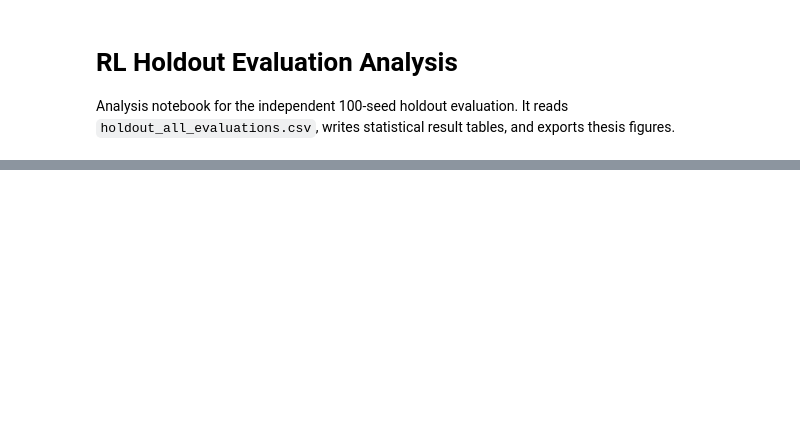
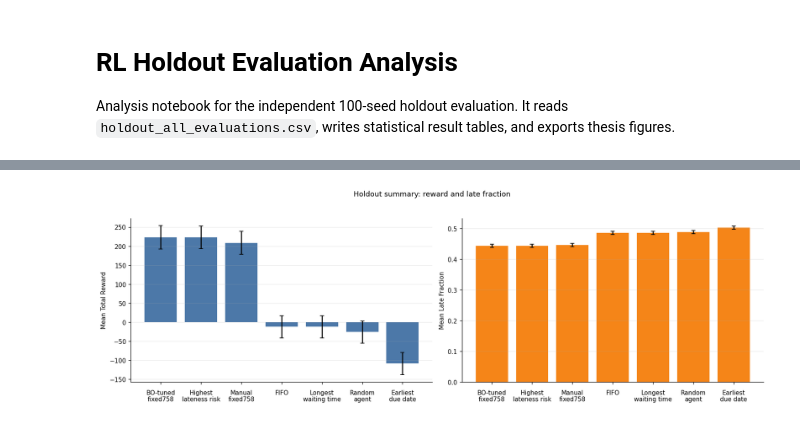
Before and after one commit to Dmfefnf/BA-Simulation-Optimization, a Jupyter notebook: RL/rl_holdout_evaluation_analysis.ipynb, the cells around one changed output, grey strips where cells are left out. Drawn from its saved outputs; the diff is of its cells as text; code cells hidden in the pictures; blank space fills up the shorter version.

```diff
--- a/RL/rl_holdout_evaluation_analysis.ipynb
+++ b/RL/rl_holdout_evaluation_analysis.ipynb
@@ -312,31 +399,36 @@ box_strip(
 # %%
 summary_policies = ordered_available(final_policy_order, sort_by_mean=True)
 if summary_policies:
     summary = df[df['policy_id'].isin(summary_policies)].groupby('policy_id').agg(
         reward_mean=('total_reward', 'mean'),
         reward_se=('total_reward', standard_error),
         late_mean=('late_order_fraction', 'mean'),
         late_se=('late_order_fraction', standard_error),
     ).loc[summary_policies]
 
-    fig, axes = plt.subplots(1, 2, figsize=(10.5, 4.2), sharex=False)
+    fig_width = max(11.5, 1.35 * len(summary_policies) + 4.5)
+    fig, axes = plt.subplots(1, 2, figsize=(fig_width, 5.0), sharex=False)
     x = np.arange(len(summary))
-    labels = [label_for(policy, width=16) for policy in summary.index]
+    labels = [label_for(policy, width=12) for policy in summary.index]
 
     axes[0].bar(x, summary['reward_mean'], yerr=summary['reward_se'], color='#4c78a8', capsize=3)
     axes[0].set_xticks(x)
-    axes[0].set_xticklabels(labels, rotation=35, ha='right')
+    axes[0].set_xticklabels(labels, rotation=0, ha='center', linespacing=1.05)
+    axes[0].tick_params(axis='x', pad=8)
     axes[0].set_ylabel('Mean Total Reward')
     axes[0].grid(axis='y', alpha=0.25)
 
     axes[1].bar(x, summary['late_mean'], yerr=summary['late_se'], color='#f58518', capsize=3)
     axes[1].set_xticks(x)
-    axes[1].set_xticklabels(labels, rotation=35, ha='right')
+    axes[1].set_xticklabels(labels, rotation=0, ha='center', linespacing=1.05)
+    axes[1].tick_params(axis='x', pad=8)
     axes[1].set_ylabel('Mean Late Fraction')
     axes[1].grid(axis='y', alpha=0.25)
 
     fig.suptitle('Holdout summary: reward and late fraction')
-    fig.tight_layout()
+    fig.tight_layout(rect=[0, 0.08, 1, 0.95])
     save_figure(fig, 'rl_holdout_final_policy_summary')
 else:
     print('Skipping summary figure: no final policies available.')
+# %% [output]
+[figure, added]
```
Also changed, not shown: parts of 6 cells of this notebook, 14 other files.
